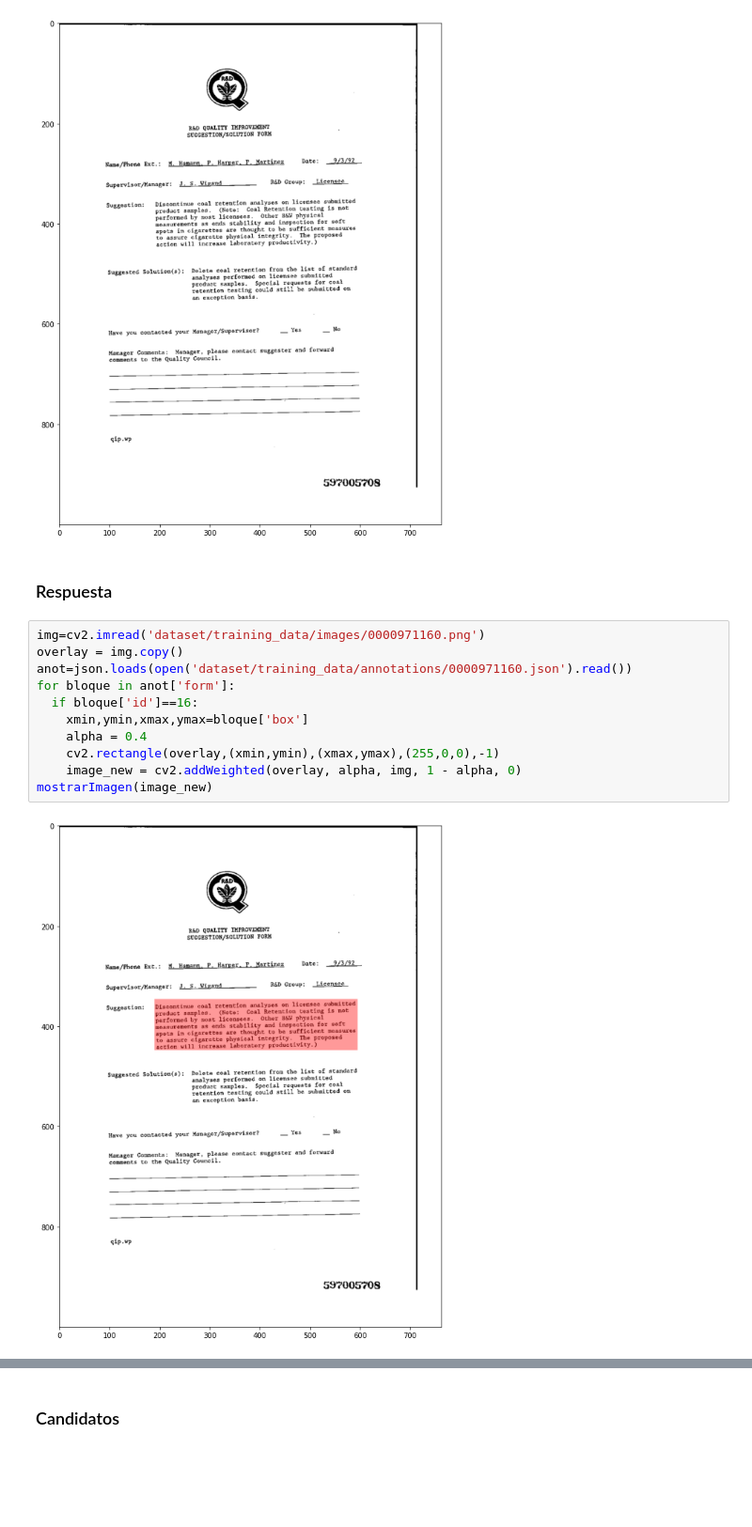
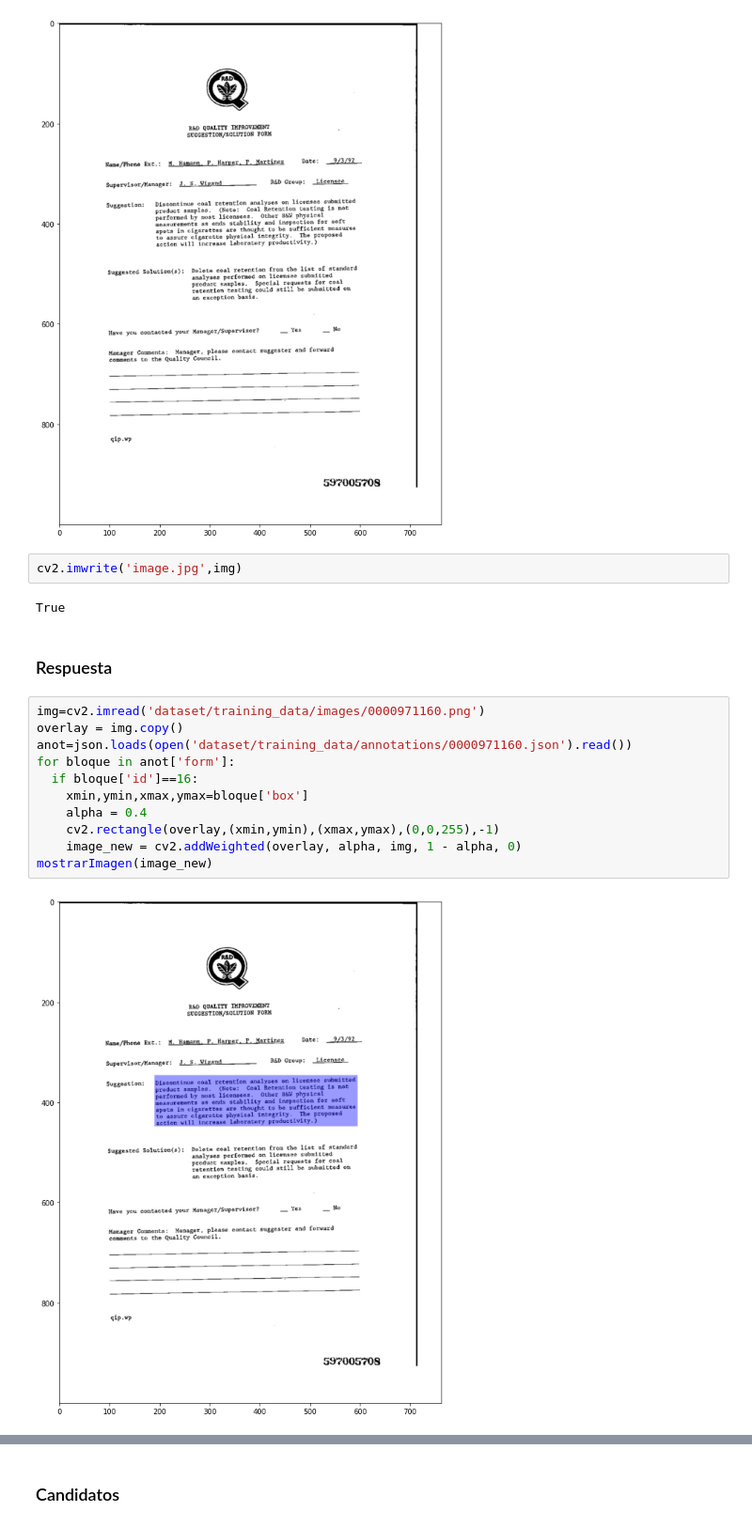
Before and after one commit to mavillot/FUNSD-Entity-Linking, a Jupyter notebook: Paso_a_paso.ipynb, the cells around one changed output, grey strips where cells are left out. Shown at 94% size. Drawn from its saved outputs; the diff is of its cells as text; blank space fills up the shorter version.

```diff
--- a/Paso_a_paso.ipynb
+++ b/Paso_a_paso.ipynb
@@ -130,18 +130,22 @@ img=cv2.imread('dataset/training_data/images/0000971160.png')
 mostrarImagen(img)
 # %% [output]
 [figure]
+# %%
+cv2.imwrite('image.jpg',img)
+# %% [output]
+True
 # %% [markdown]
 ### Respuesta
 # %%
 img=cv2.imread('dataset/training_data/images/0000971160.png')
 overlay = img.copy()
 anot=json.loads(open('dataset/training_data/annotations/0000971160.json').read())
 for bloque in anot['form']:
   if bloque['id']==16:
     xmin,ymin,xmax,ymax=bloque['box']
     alpha = 0.4
-    cv2.rectangle(overlay,(xmin,ymin),(xmax,ymax),(255,0,0),-1)
+    cv2.rectangle(overlay,(xmin,ymin),(xmax,ymax),(0,0,255),-1)
     image_new = cv2.addWeighted(overlay, alpha, img, 1 - alpha, 0)
 mostrarImagen(image_new)
 # %% [output]
-[figure, old version]
+[figure, new version]
```
Also changed, not shown: parts of 11 cells of this notebook.
